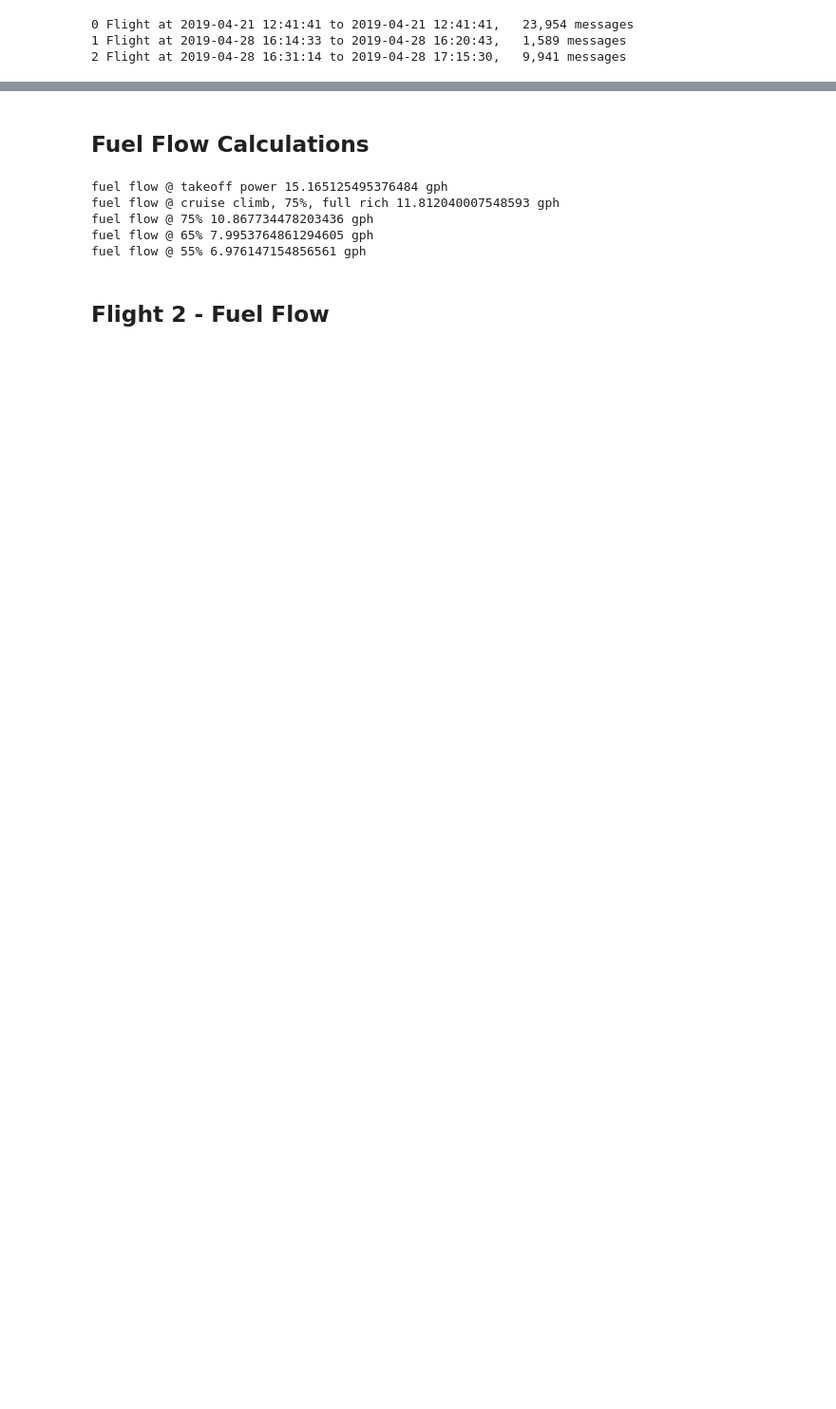
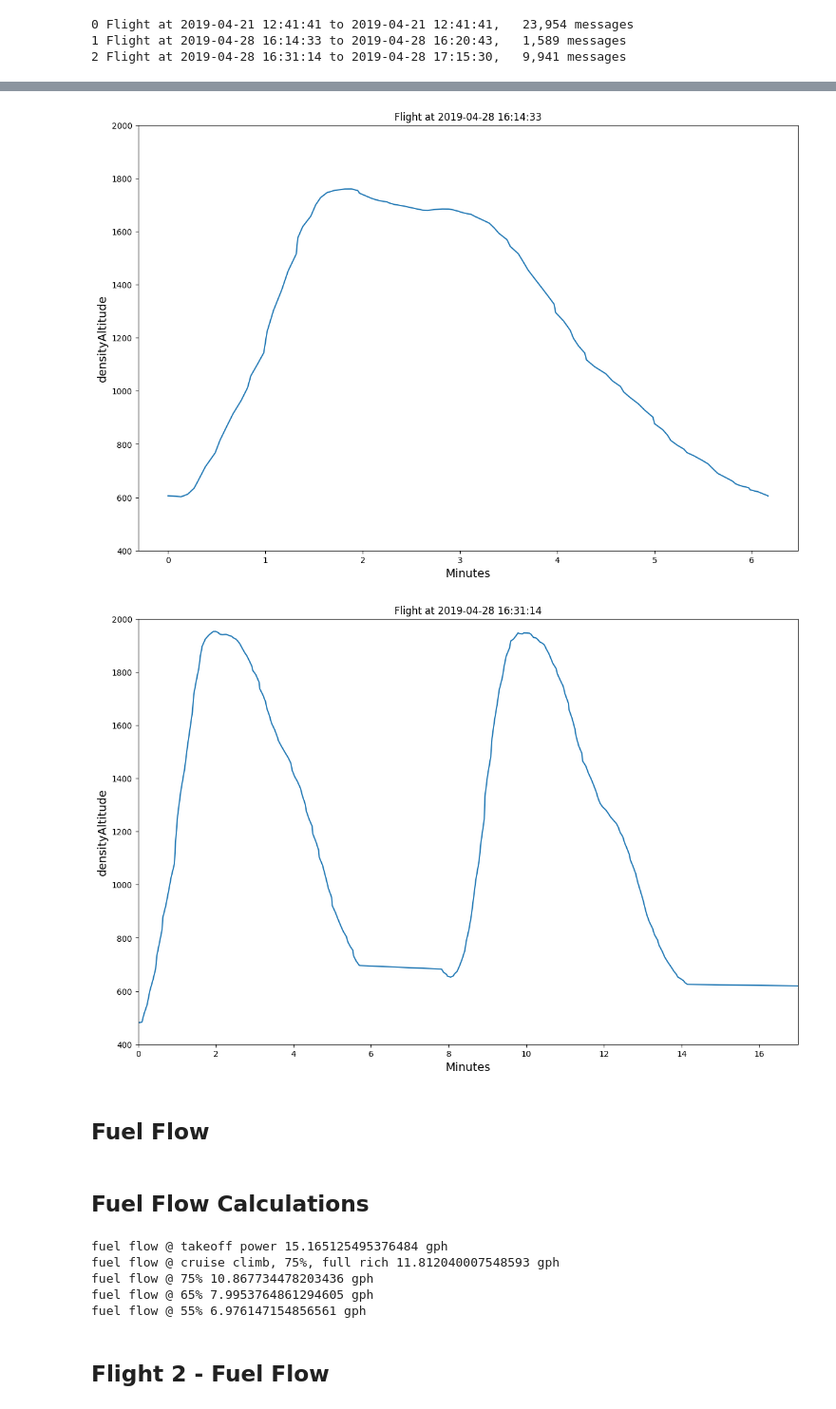
Before and after one commit to azemon/MglEfisPlotter, a Jupyter notebook: notebooks/2019-04-28/Overview.ipynb, the cells around one changed output, grey strips where cells are left out. Shown at 95% size. Drawn from its saved outputs; the diff is of its cells as text; code cells hidden in the pictures; blank space fills up the shorter version.

Commit message:
add landing performance tests to 2019-04-28 flight

```diff
--- a/notebooks/2019-04-28/Overview.ipynb
+++ b/notebooks/2019-04-28/Overview.ipynb
@@ -14,3 +33,13 @@ for i in range(0, len(flights)):
+# %%
+p1 = Plot(flights[1])
+p2 = Plot(flights[2])
+p1.plot('densityAltitude', ylim=(400, 2000)).show()
+p2.plot('densityAltitude', xlim=(0, 17), ylim=(400, 2000)).show()
+# %% [output]
+[figure, added]
+[figure, added]
+# %% [markdown]
+## Fuel Flow
 # %%
 f = flights[2]
 p = Plot(f)
```
Also changed, not shown: parts of 3 cells of this notebook.
